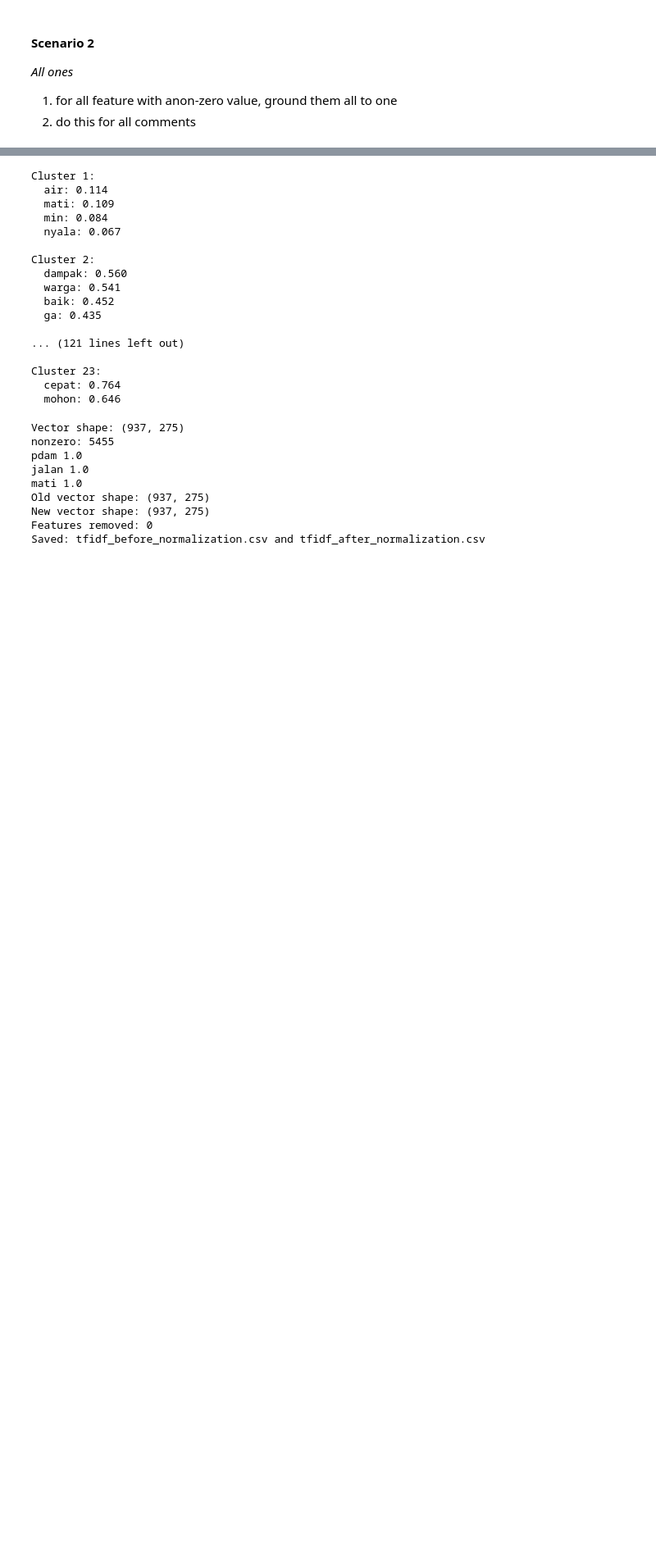
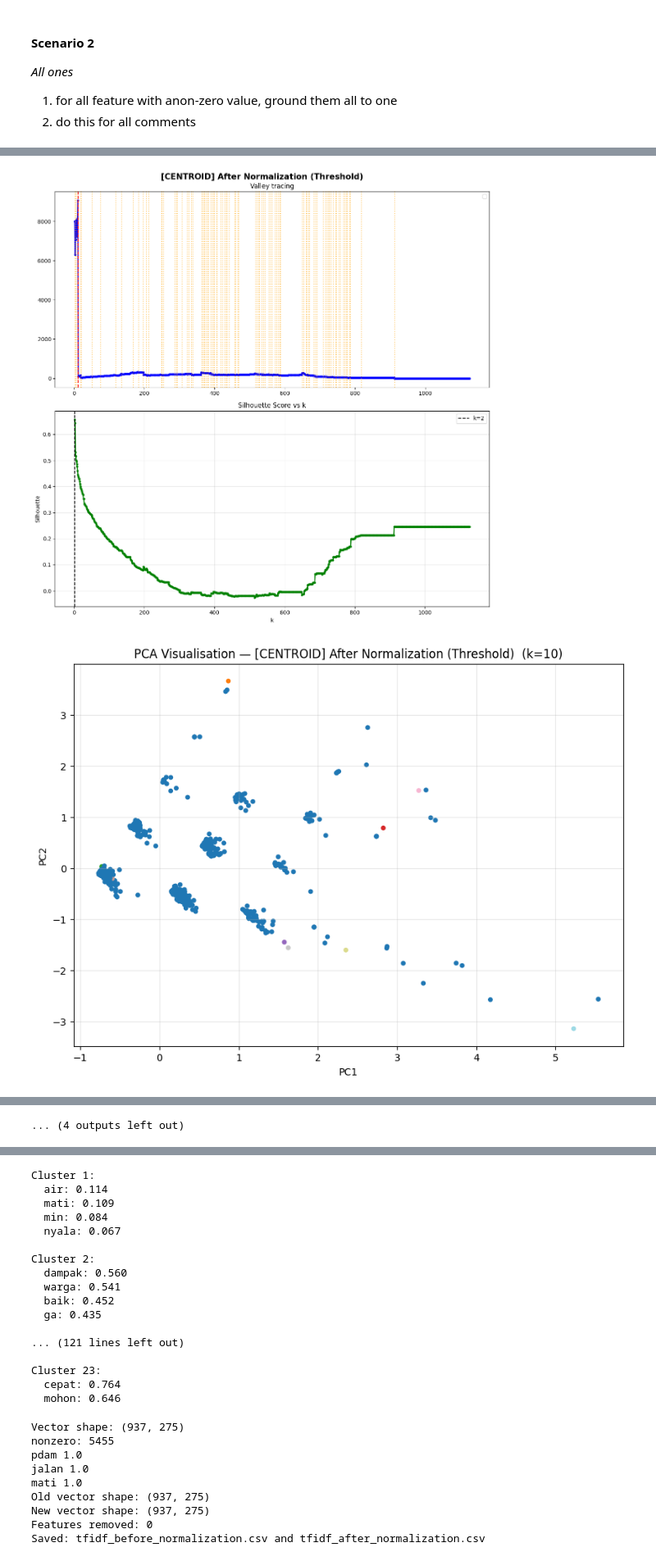
Before and after one commit to fatimahAMahros/pa_goes_brrr, a Jupyter notebook: preprocess_ts.ipynb, the cells around one changed output, grey strips where cells are left out. Shown at 82% size. Drawn from its saved outputs; the diff is of its cells as text; code cells hidden in the pictures; blank space fills up the shorter version.

Commit message:
feat: valley tracing & multi-method

```diff
--- a/preprocess_ts.ipynb
+++ b/preprocess_ts.ipynb
@@ -263,7 +295 @@ data_partial
 1177 rows × 4 columns
-# %%
-data_partial["token_count"] = data_partial["text"].apply(
-    lambda tokens: len(tokens) if isinstance(tokens, list) else 0
-)
-print(data_partial["token_count"].describe())
-print(data_partial["token_count"].value_counts().sort_index().head(20))
@@ -306,8 +305,8 @@ data_partial = data_partial[data_partial['processed_text'].str.strip() != ""]
 vectorizer = TfidfVectorizer(
     tokenizer=str.split,
     ngram_range=(1,1),
-    min_df=10,
-    max_df=0.95,
+    min_df=5,
+    max_df=0.7,
     use_idf=False,
     norm=None
 )
@@ -398,9 +381,8 @@ Saved: tfidf_before_normalization.csv and tfidf_after_normalization.csv
 2. do this for all comments
 # %%
 
-feature_names_scene_2 = feature_names[non_zero_cols]
-vectors_scene_2 = pd.DataFrame(vectors_dense, columns=feature_names_scene_2)
-vectors_scene_2 = vectors_scene_2.astype(bool).astype(int)
+vectors_scene_2 = (vectors_dense > 0).astype(int)
+feature_names_scene_2 = feature_names
 df_new_2 = pd.DataFrame(vectors_scene_2, columns=feature_names_scene_2)
 df_new_2.insert(0, 'comment', data_partial['processed_text'].values)
 df_new_2.to_csv("tf_after_normalization_2.csv", index=False)
@@ -410,0 +667,50 @@ raw_tf.to_csv("raw_tf.csv", index=False)
+# %%
+for ver_name, res in v_results.items():
+    v_ratio = res['v_ratio']
+    sil     = res['sil']
+    k_list  = res['k_list']
+    k_curv  = res['k_curv']
+    k_sil   = res['k_sil']
+    Z       = res['Z']
+    vec     = res['vec']
+    valley_k= res['valley_k']
+    best_k  = res['best_k']
+
+    fig, axes = plt.subplots(2, 1, figsize=(12, 12))
+    fig.suptitle(ver_name, fontsize=15, fontweight='bold')
+
+    axes[0].plot(k_list, v_ratio, 'bo-', linewidth=2, markersize=3)
+    axes[0].set_title("Valley tracing")
+    axes[0].legend()
+    if valley_k:
+        for vk in valley_k:
+            axes[0].axvline(vk, color='orange', linestyle=':', alpha=0.6, label=f"valley k={vk}")
+        axes[0].axvline(best_k, color='red', linestyle='--', label=f"best k={best_k}")
+    # axes[0].legend()
+
+    axes[1].plot(k_list, sil, 'go-', linewidth=2, markersize=3)
+    if k_sil:
+        axes[1].axvline(k_sil, color='black', linestyle='--', label=f"k={k_sil}")
+    axes[1].set_title("Silhouette Score vs k")
+    axes[1].set_xlabel("k"); axes[1].set_ylabel("Silhouette")
+    axes[1].grid(alpha=0.3); axes[1].legend()
+
+    plt.tight_layout()
+    plt.show()
+
+    # PCA visualisation at optimal k
+    if best_k is not None:
+        k_optimal  = k_curv
+        labels_opt = fcluster(Z, t=k_optimal, criterion='maxclust')
+        pca        = PCA(n_components=2)
+        vec2d      = pca.fit_transform(vec)
+
+        plt.figure(figsize=(10, 7))
+        plt.scatter(vec2d[:, 0], vec2d[:, 1], c=labels_opt, cmap='tab20', s=15)
+        plt.title(f"PCA Visualisation — {ver_name}  (k={k_optimal})")
+        plt.xlabel("PC1"); plt.ylabel("PC2")
+        plt.grid(alpha=0.3)
+        plt.show()
+# %% [output]
+[figure, added]
+[figure, added]
@@ -410,0 +727 @@ raw_tf.to_csv("raw_tf.csv", index=False)
+... (4 outputs left out)
```
Also changed, not shown: parts of 35 cells of this notebook, 19 other files.
